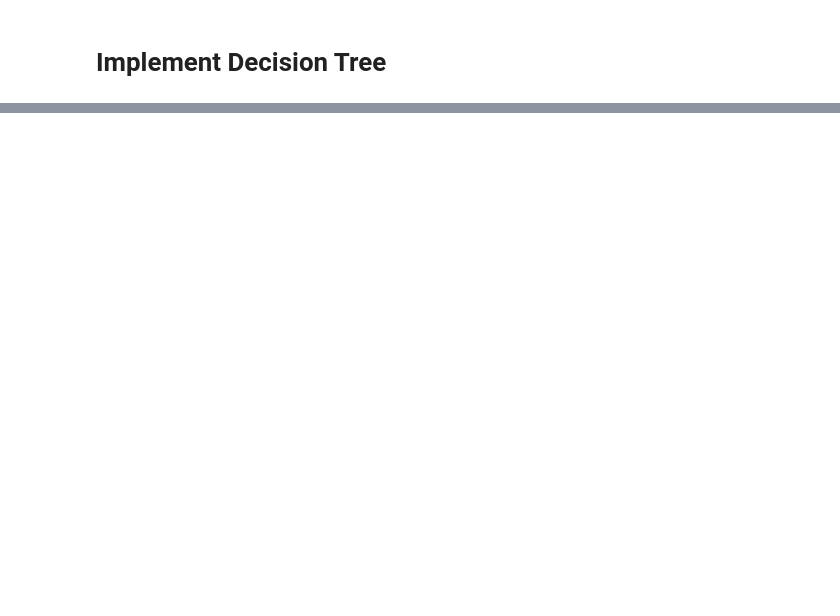
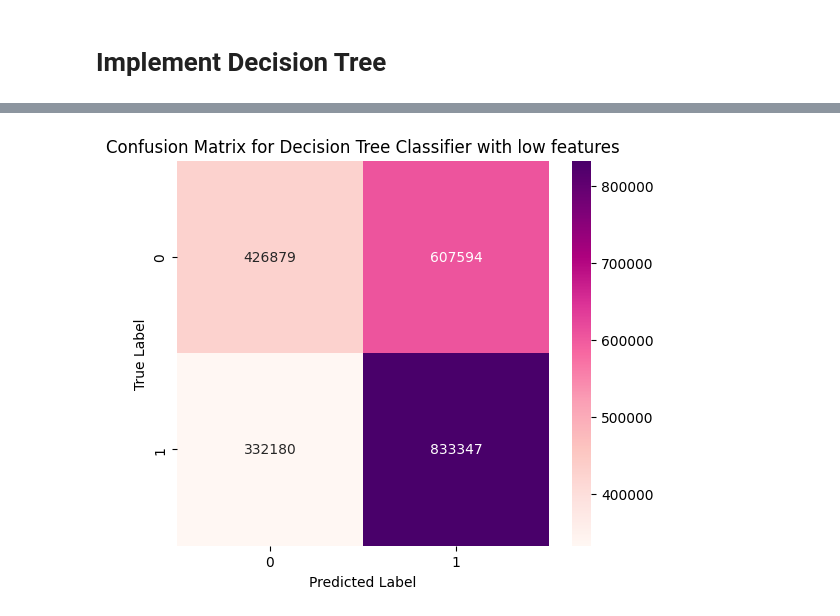
Before and after one commit to lbovet8/phys152-2026, a Jupyter notebook: Projects/HiggsProject.ipynb, the cells around one changed output, grey strips where cells are left out. Cells and saved outputs as stored; diff of their text form; code cells hidden in the pictures; blank space fills up the shorter version.

```diff
--- a/Projects/HiggsProject.ipynb
+++ b/Projects/HiggsProject.ipynb
@@ -153,3 +178,18 @@ xgbclf_low.score(X_train_low, y_train), xgbclf_low.score(X_test_low,y_test)
+# %%
+# Get predictions from the DecisionTreeClassifier on the test set
+y_pred_xgbclf_low = xgbclf_low.predict(X_test_low)
+
+# Create confusion matrix for Decision Tree
+cm_xgbclf_low = confusion_matrix(y_test, y_pred_xgbclf_low)
+
+plt.figure(figsize=(6, 5))
+sns.heatmap(cm_xgbclf_low, annot=True, fmt='d', cmap='RdPu')
+plt.title('Confusion Matrix for Decision Tree Classifier with low features')
+plt.ylabel('True Label')
+plt.xlabel('Predicted Label')
+plt.show()
+# %% [output]
+[figure, added]
 # %%
 # Get predicted probabilities for the positive class
 y_pred_proba_xgbclf_high = xgbclf_high.predict_proba(X_test)[:, 1]
```
Also changed, not shown: parts of 17 cells of this notebook.
